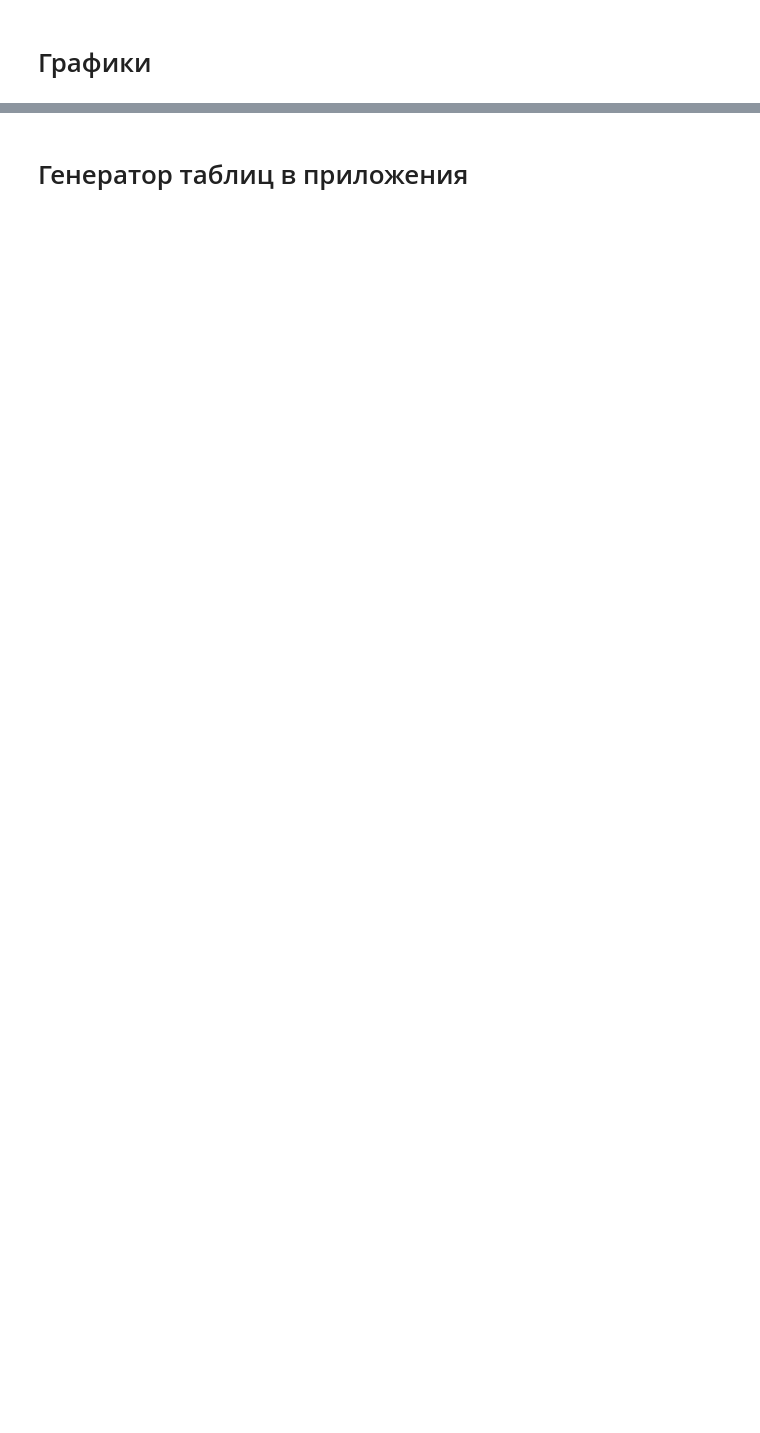
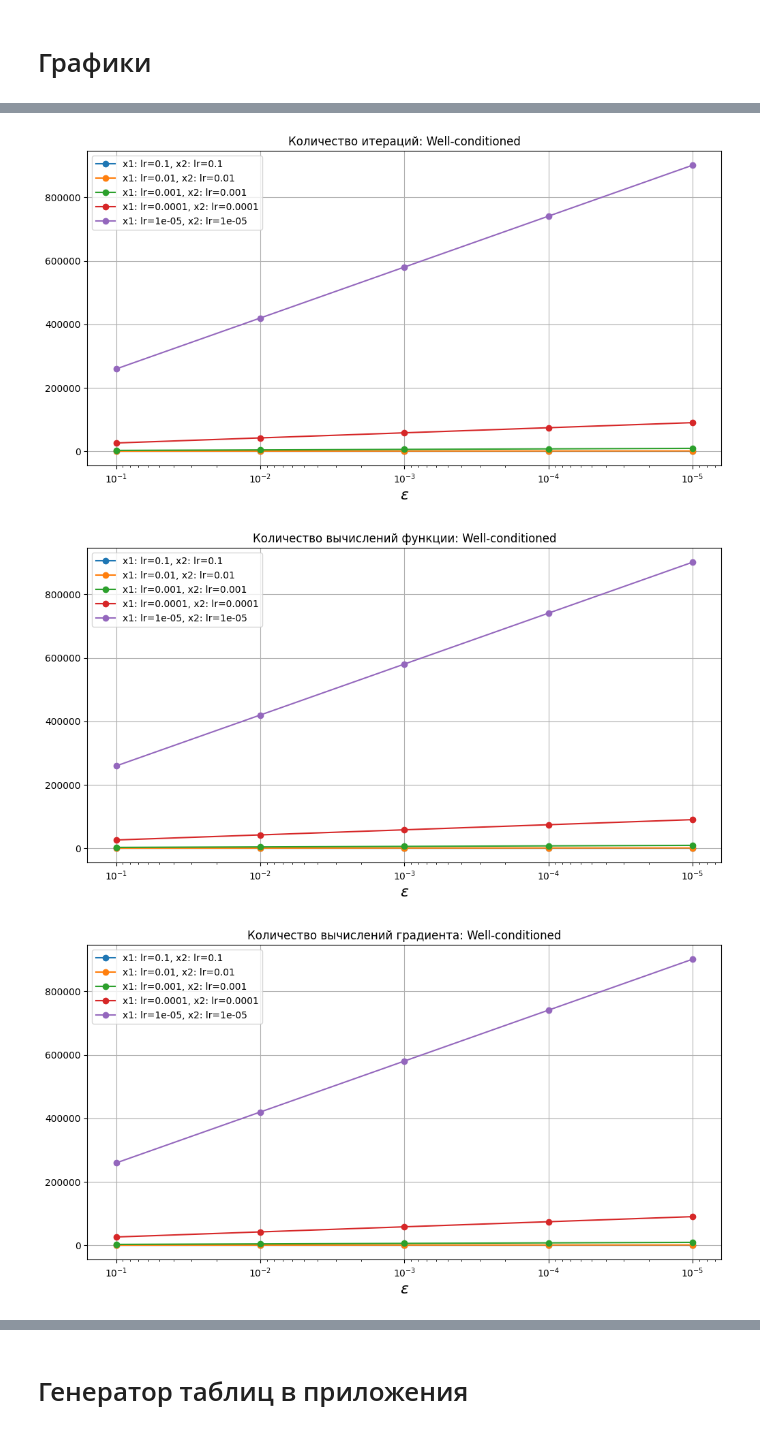
Before and after one commit to romangorbunov91/classic_grad, a Jupyter notebook: const_step_descent.ipynb, the cells around one changed output, grey strips where cells are left out. Drawn from its saved outputs; the diff is of its cells as text; code cells hidden in the pictures; blank space fills up the shorter version.

```diff
--- a/const_step_descent.ipynb
+++ b/const_step_descent.ipynb
@@ -290,12 +258,28 @@ for plt_lst, plt_name, fig_name_idx in zip(plot_list, plot_name, fig_name):
 # %%
-plt.figure(figsize=user_figsize)
-for mdx, opt in enumerate(search_opt):
-    plt.plot(eps_var, x_optim_arr[mdx], marker='.', markersize=12, label=opt)
-plt.title('Минимум многомодальной функции')
-plt.grid()
-plt.xscale('log')
-plt.ylabel('$x_{optim}$', fontsize=user_fontsize)
-plt.xlabel('$\epsilon$', fontsize=user_fontsize)
-plt.legend(search_opt)
-plt.savefig('readme_img/x_optim_multimode.png', bbox_inches='tight')
-plt.show()
+file_name_all = [
+        'x_optim',
+        'iter_count',
+        'func_count',
+        'grad_count'
+        ]
+for ndx, lbl in enumerate(func_labels):
+        for ttl, tbl, file_name in zip(titles_all[1:], tables_all[1:], file_name_all[1:]):
+                plt.figure(figsize=user_figsize)
+                for mdx in range(N_LR):
+                        plt.plot(
+                                tbl[ndx]['eps'],
+                                tbl[ndx].iloc[:,1+mdx],
+                                marker='.', markersize=user_markersize,
+                                label=tbl[ndx].iloc[:,1+mdx].name)
+                plt.gca().invert_xaxis()
+                plt.title(ttl + ': ' + lbl)
+                plt.grid()
+                plt.xscale('log')
+                plt.xlabel('$\epsilon$', fontsize=user_fontsize)
+                plt.legend()
+                plt.savefig('readme_img/const_step_descent_img/' + file_name + '_' + lbl + '.png', bbox_inches='tight')
+                plt.show()
+# %% [output]
+[figure, added]
+[figure, added]
+[figure, added]
```
Also changed, not shown: parts of 9 cells of this notebook, 16 other files.
